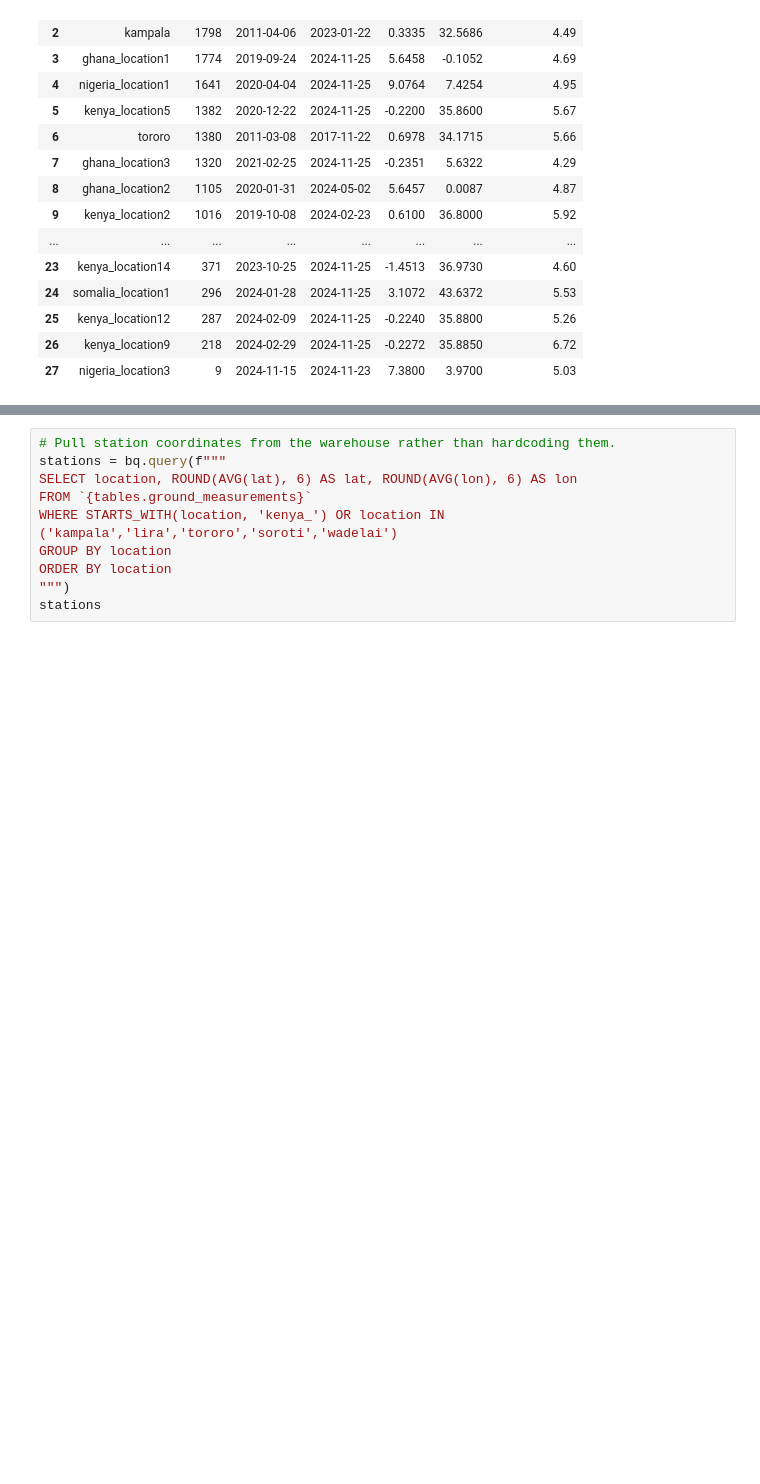
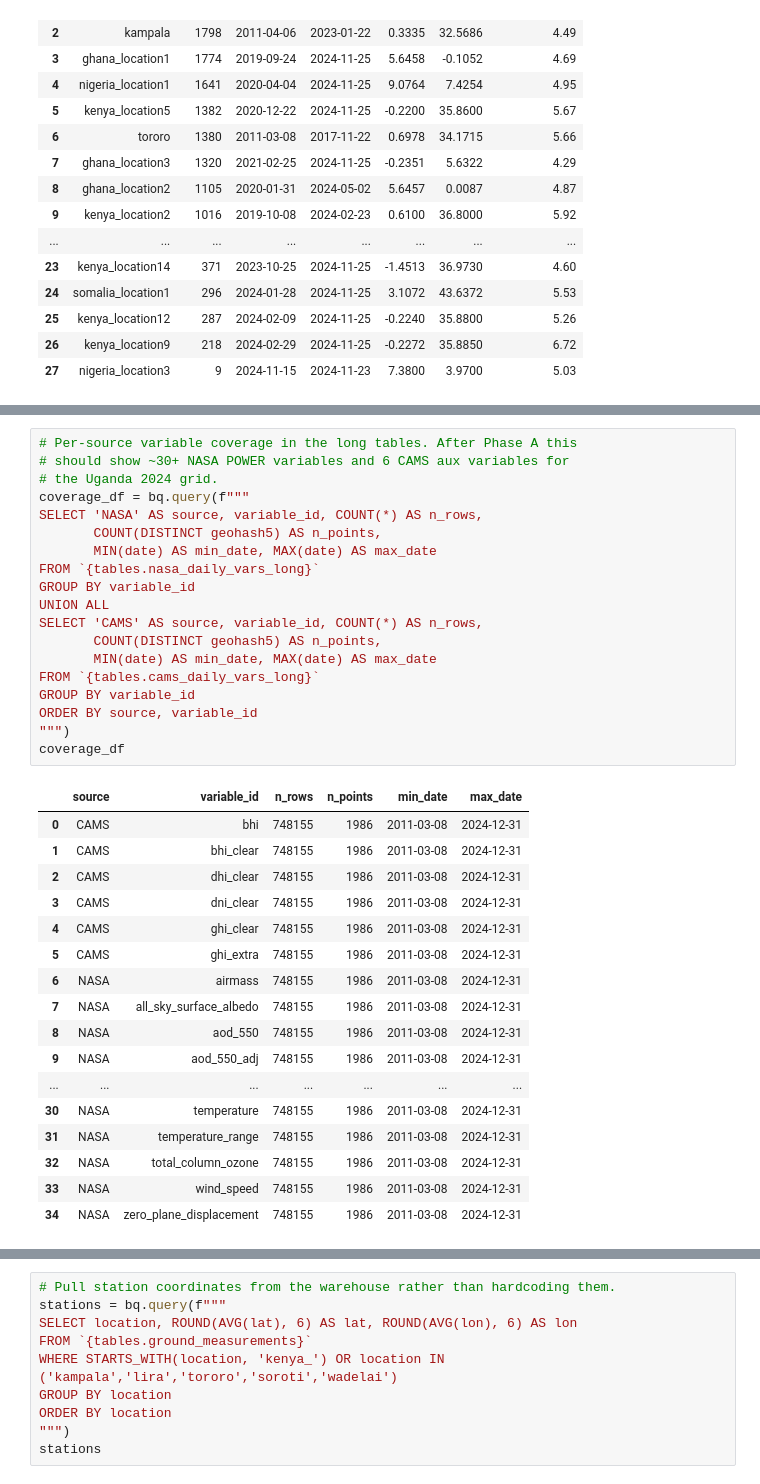
Before and after one commit to Marconi-Lab/SolarIrradiation, a Jupyter notebook: notebooks/01_warehouse_population.ipynb, the cells around one changed output, grey strips where cells are left out. Drawn from its saved outputs; the diff is of its cells as text; blank space fills up the shorter version.

```diff
--- a/notebooks/01_warehouse_population.ipynb
+++ b/notebooks/01_warehouse_population.ipynb
@@ -196,0 +168,37 @@ ground_summary
+# %%
+# Per-source variable coverage in the long tables. After Phase A this
+# should show ~30+ NASA POWER variables and 6 CAMS aux variables for
+# the Uganda 2024 grid.
+coverage_df = bq.query(f"""
+SELECT 'NASA' AS source, variable_id, COUNT(*) AS n_rows,
+       COUNT(DISTINCT geohash5) AS n_points,
+       MIN(date) AS min_date, MAX(date) AS max_date
+FROM `{tables.nasa_daily_vars_long}`
+GROUP BY variable_id
+UNION ALL
+SELECT 'CAMS' AS source, variable_id, COUNT(*) AS n_rows,
+       COUNT(DISTINCT geohash5) AS n_points,
+       MIN(date) AS min_date, MAX(date) AS max_date
+FROM `{tables.cams_daily_vars_long}`
+GROUP BY variable_id
+ORDER BY source, variable_id
+""")
+coverage_df
+# %% [output]
+|  | source | variable_id | n_rows | n_points | min_date | max_date |
+| 0 | CAMS | bhi | 748155 | 1986 | 2011-03-08 | 2024-12-31 |
+| 1 | CAMS | bhi_clear | 748155 | 1986 | 2011-03-08 | 2024-12-31 |
+| 2 | CAMS | dhi_clear | 748155 | 1986 | 2011-03-08 | 2024-12-31 |
+| 3 | CAMS | dni_clear | 748155 | 1986 | 2011-03-08 | 2024-12-31 |
+| 4 | CAMS | ghi_clear | 748155 | 1986 | 2011-03-08 | 2024-12-31 |
+| 5 | CAMS | ghi_extra | 748155 | 1986 | 2011-03-08 | 2024-12-31 |
+| 6 | NASA | airmass | 748155 | 1986 | 2011-03-08 | 2024-12-31 |
+| 7 | NASA | all_sky_surface_albedo | 748155 | 1986 | 2011-03-08 | 2024-12-31 |
+| 8 | NASA | aod_550 | 748155 | 1986 | 2011-03-08 | 2024-12-31 |
+| 9 | NASA | aod_550_adj | 748155 | 1986 | 2011-03-08 | 2024-12-31 |
+| ... | ... | ... | ... | ... | ... | ... |
+| 30 | NASA | temperature | 748155 | 1986 | 2011-03-08 | 2024-12-31 |
+| 31 | NASA | temperature_range | 748155 | 1986 | 2011-03-08 | 2024-12-31 |
+| 32 | NASA | total_column_ozone | 748155 | 1986 | 2011-03-08 | 2024-12-31 |
+| 33 | NASA | wind_speed | 748155 | 1986 | 2011-03-08 | 2024-12-31 |
+| 34 | NASA | zero_plane_displacement | 748155 | 1986 | 2011-03-08 | 2024-12-31 |
```
Also changed, not shown: parts of 30 cells of this notebook.
